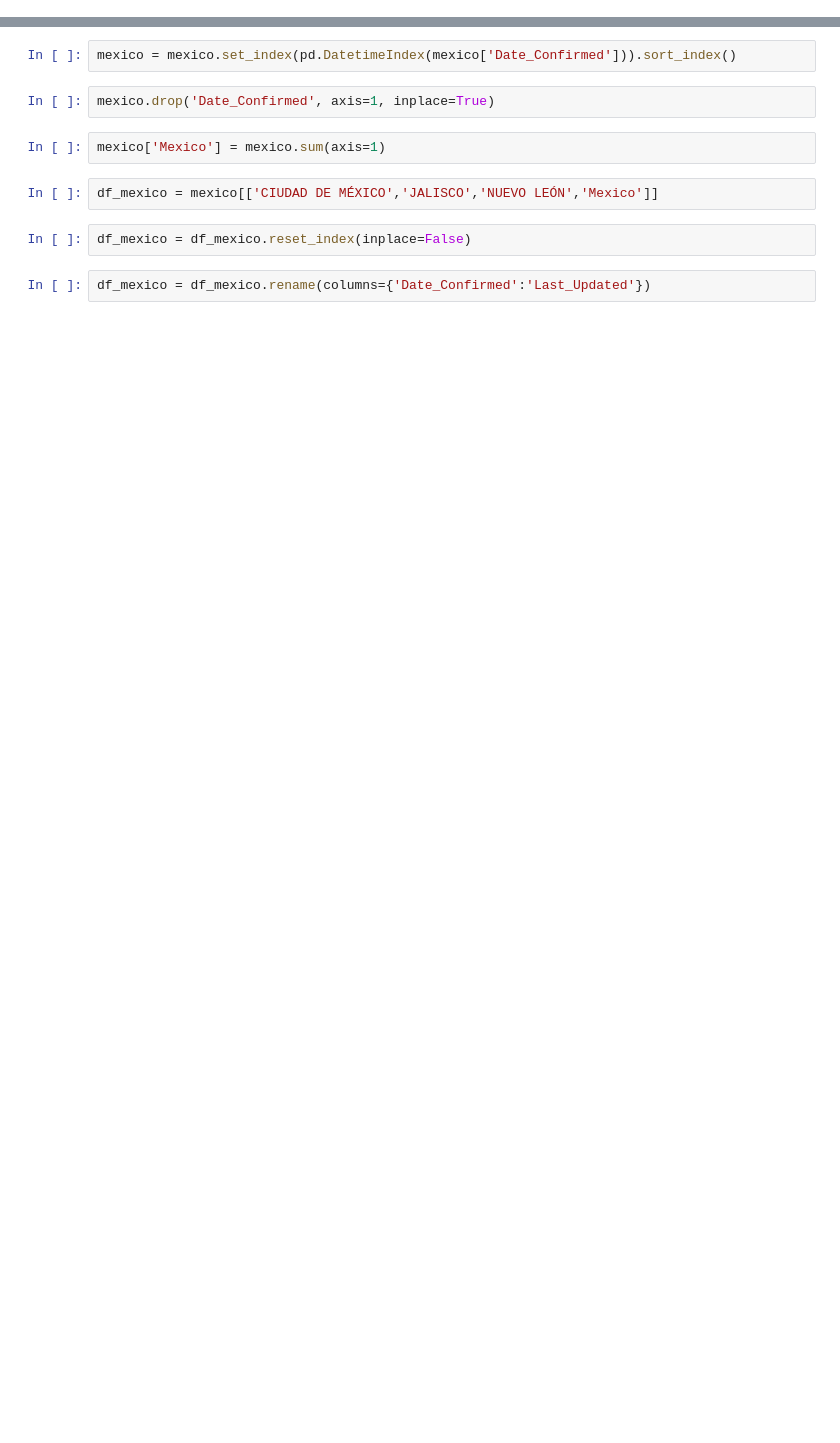
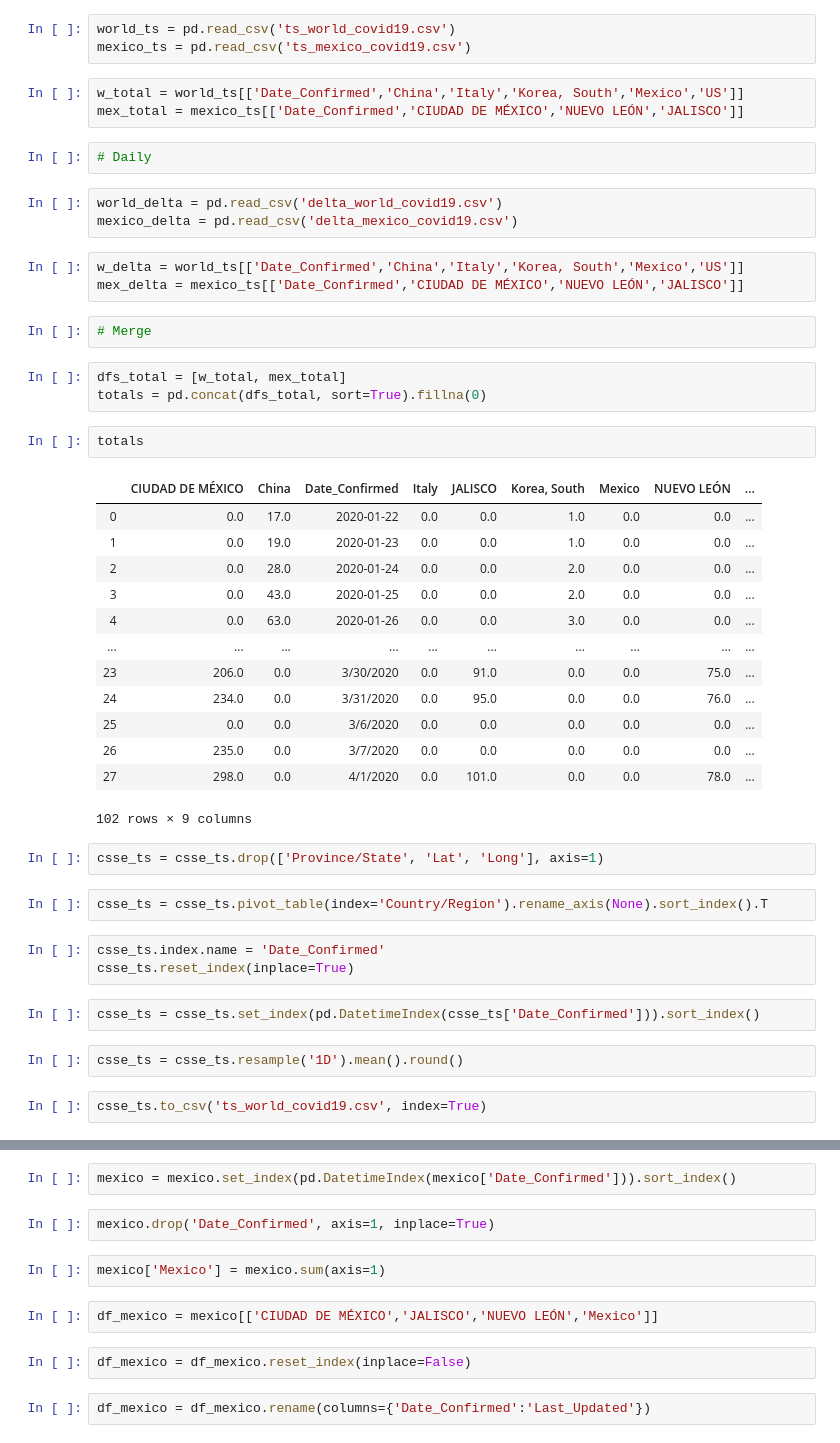
Before and after one commit to marianarf/covid19_mexico_analysis, a Jupyter notebook: 03_log_linear_covid19_plot.ipynb, the cells around one changed output, grey strips where cells are left out. Cells and saved outputs as stored; diff of their text form; blank space fills up the shorter version.

```diff
--- a/global_interventions.ipynb
+++ b/03_log_linear_covid19_plot.ipynb
@@ -66,0 +10,48 @@ mexico = pd.read_csv('data/time_series/mexico_total_daily_cases.csv')
+# %%
+world_ts = pd.read_csv('ts_world_covid19.csv')
+mexico_ts = pd.read_csv('ts_mexico_covid19.csv')
+# %%
+w_total = world_ts[['Date_Confirmed','China','Italy','Korea, South','Mexico','US']]
+mex_total = mexico_ts[['Date_Confirmed','CIUDAD DE MÉXICO','NUEVO LEÓN','JALISCO']]
+# %%
+# Daily
+# %%
+world_delta = pd.read_csv('delta_world_covid19.csv')
+mexico_delta = pd.read_csv('delta_mexico_covid19.csv')
+# %%
+w_delta = world_ts[['Date_Confirmed','China','Italy','Korea, South','Mexico','US']]
+mex_delta = mexico_ts[['Date_Confirmed','CIUDAD DE MÉXICO','NUEVO LEÓN','JALISCO']]
+# %%
+# Merge
+# %%
+dfs_total = [w_total, mex_total]
+totals = pd.concat(dfs_total, sort=True).fillna(0)
+# %%
+totals
+# %% [output]
+|  | CIUDAD DE MÉXICO | China | Date_Confirmed | Italy | JALISCO | Korea, South | Mexico | NUEVO LEÓN | ... |
+| 0 | 0.0 | 17.0 | 2020-01-22 | 0.0 | 0.0 | 1.0 | 0.0 | 0.0 | ... |
+| 1 | 0.0 | 19.0 | 2020-01-23 | 0.0 | 0.0 | 1.0 | 0.0 | 0.0 | ... |
+| 2 | 0.0 | 28.0 | 2020-01-24 | 0.0 | 0.0 | 2.0 | 0.0 | 0.0 | ... |
+| 3 | 0.0 | 43.0 | 2020-01-25 | 0.0 | 0.0 | 2.0 | 0.0 | 0.0 | ... |
+| 4 | 0.0 | 63.0 | 2020-01-26 | 0.0 | 0.0 | 3.0 | 0.0 | 0.0 | ... |
+| ... | ... | ... | ... | ... | ... | ... | ... | ... | ... |
+| 23 | 206.0 | 0.0 | 3/30/2020 | 0.0 | 91.0 | 0.0 | 0.0 | 75.0 | ... |
+| 24 | 234.0 | 0.0 | 3/31/2020 | 0.0 | 95.0 | 0.0 | 0.0 | 76.0 | ... |
+| 25 | 0.0 | 0.0 | 3/6/2020 | 0.0 | 0.0 | 0.0 | 0.0 | 0.0 | ... |
+| 26 | 235.0 | 0.0 | 3/7/2020 | 0.0 | 0.0 | 0.0 | 0.0 | 0.0 | ... |
+| 27 | 298.0 | 0.0 | 4/1/2020 | 0.0 | 101.0 | 0.0 | 0.0 | 78.0 | ... |
+102 rows × 9 columns
+# %%
+csse_ts = csse_ts.drop(['Province/State', 'Lat', 'Long'], axis=1)
+# %%
+csse_ts = csse_ts.pivot_table(index='Country/Region').rename_axis(None).sort_index().T
+# %%
+csse_ts.index.name = 'Date_Confirmed'
+csse_ts.reset_index(inplace=True)
+# %%
+csse_ts = csse_ts.set_index(pd.DatetimeIndex(csse_ts['Date_Confirmed'])).sort_index()
+# %%
+csse_ts = csse_ts.resample('1D').mean().round()
+# %%
+csse_ts.to_csv('ts_world_covid19.csv', index=True)
```
Also changed, not shown: parts of 22 cells of this notebook, 17 other files.
